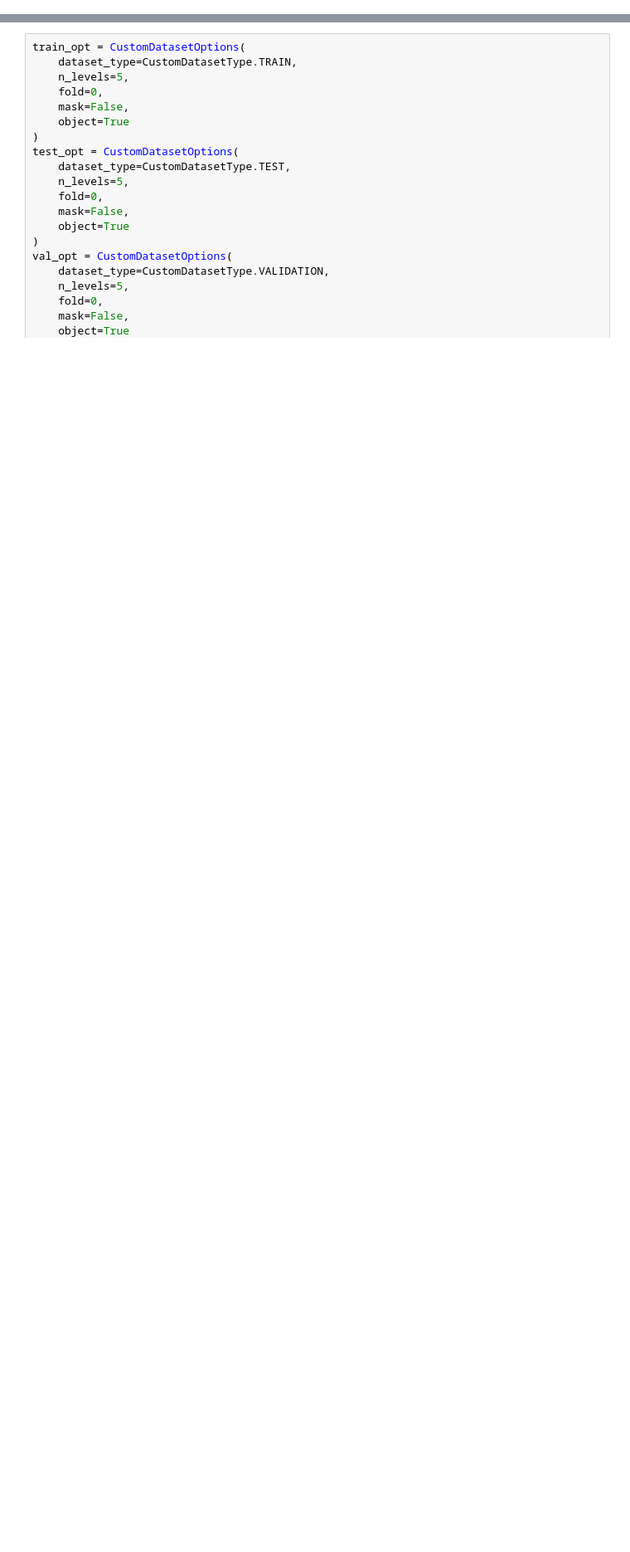
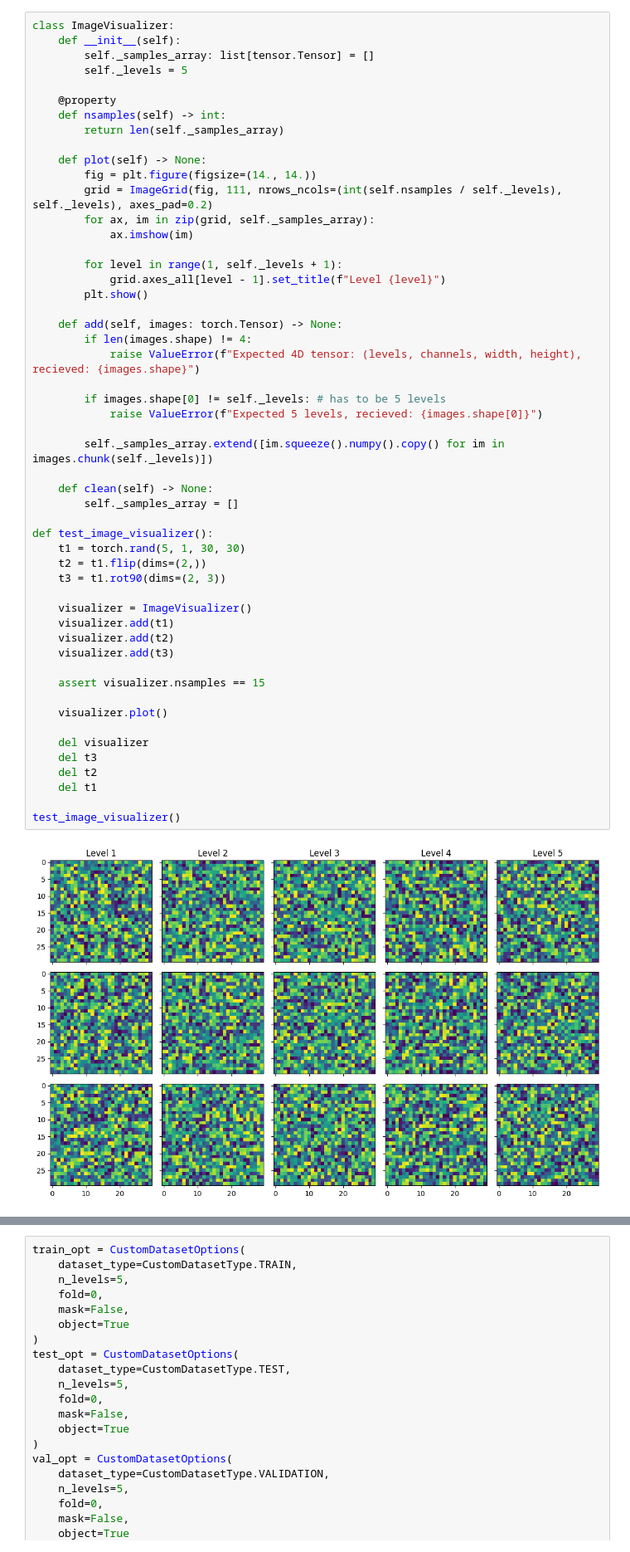
Before and after one commit to Keviinplz/astro-delight, a Jupyter notebook: model.ipynb, the cells around one changed output, grey strips where cells are left out. Shown at 83% size. Drawn from its saved outputs; the diff is of its cells as text; blank space fills up the shorter version.

```diff
--- a/model.ipynb
+++ b/model.ipynb
@@ -80,0 +206,54 @@ test_rotation_and_flip_layer()
+# %%
+class ImageVisualizer:
+    def __init__(self):
+        self._samples_array: list[tensor.Tensor] = []
+        self._levels = 5
+
+    @property
+    def nsamples(self) -> int:
+        return len(self._samples_array)
+
+    def plot(self) -> None:
+        fig = plt.figure(figsize=(14., 14.))
+        grid = ImageGrid(fig, 111, nrows_ncols=(int(self.nsamples / self._levels), self._levels), axes_pad=0.2)
+        for ax, im in zip(grid, self._samples_array):
+            ax.imshow(im)
+
+        for level in range(1, self._levels + 1):
+            grid.axes_all[level - 1].set_title(f"Level {level}")
+        plt.show()
+
+    def add(self, images: torch.Tensor) -> None:
+        if len(images.shape) != 4:
+            raise ValueError(f"Expected 4D tensor: (levels, channels, width, height), recieved: {images.shape}")
+
+        if images.shape[0] != self._levels: # has to be 5 levels
+            raise ValueError(f"Expected 5 levels, recieved: {images.shape[0]}")
+
+        self._samples_array.extend([im.squeeze().numpy().copy() for im in images.chunk(self._levels)])
+
+    def clean(self) -> None:
+        self._samples_array = []
+
+def test_image_visualizer():
+    t1 = torch.rand(5, 1, 30, 30)
+    t2 = t1.flip(dims=(2,))
+    t3 = t1.rot90(dims=(2, 3))
+
+    visualizer = ImageVisualizer()
+    visualizer.add(t1)
+    visualizer.add(t2)
+    visualizer.add(t3)
+
+    assert visualizer.nsamples == 15
+
+    visualizer.plot()
+
+    del visualizer
+    del t3
+    del t2
+    del t1
+
+test_image_visualizer()
+# %% [output]
+[figure, added]
```
Also changed, not shown: parts of 12 cells of this notebook.
